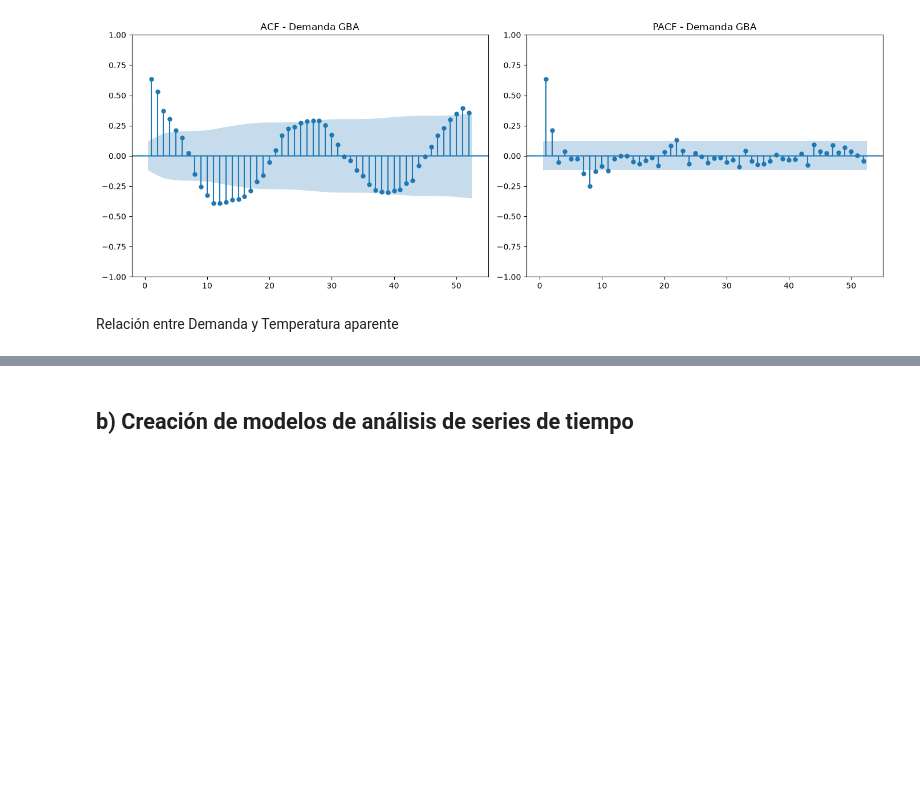
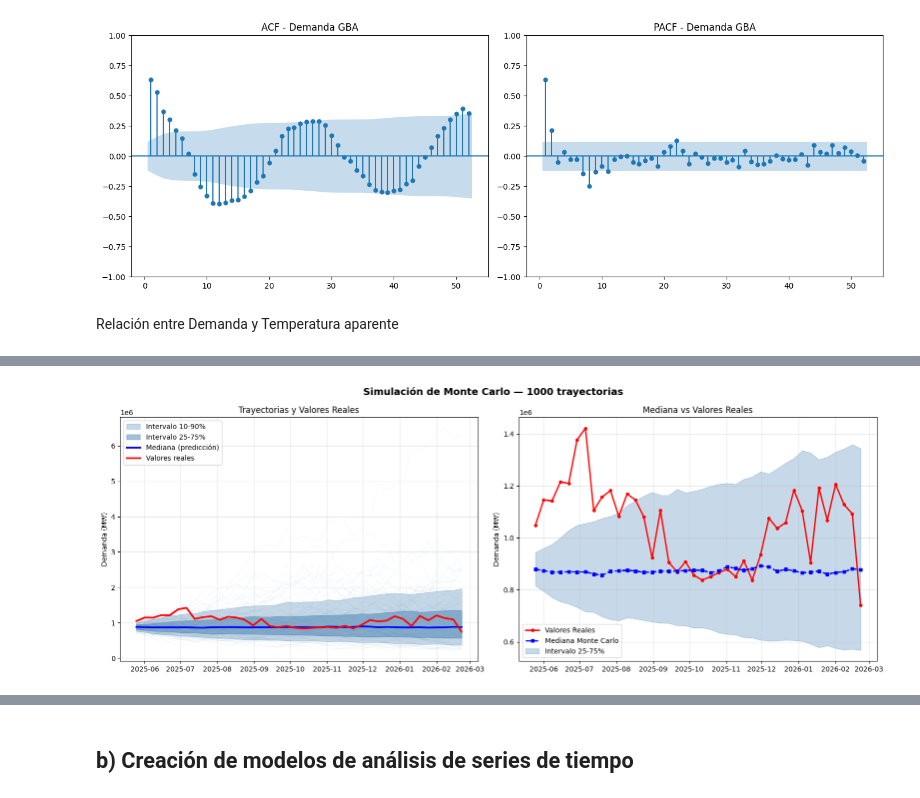
Before and after one commit to alexisbarnique/ceia-ast-tpf, a Jupyter notebook: TPF_AST.ipynb, the cells around one changed output, grey strips where cells are left out. Cells and saved outputs as stored; diff of their text form; code cells hidden in the pictures; blank space fills up the shorter version.

Commit message:
Análisis Monte Carlo

```diff
--- a/TPF_AST.ipynb
+++ b/TPF_AST.ipynb
@@ -120,0 +317,95 @@ plt.show()
+# %%
+# ============================================
+# SECCIÓN: SIMULACIÓN DE MONTE CARLO
+# ============================================
+
+print("=" * 60)
+print("SIMULACIÓN DE MONTE CARLO")
+print("=" * 60)
+
+np.random.seed(42)
+n_simulaciones = 1000
+n_pasos        = len(test)  # mismo horizonte que tu período de test
+
+# Parámetros del movimiento browniano geométrico
+mu_mc    = log_retornos.mean()
+sigma_mc = log_retornos.std()
+ultimo_valor = train['DEMANDA_GBA'].iloc[-1]
+
+print(f"\n  Drift (μ):       {mu_mc:.6f}")
+print(f"  Volatilidad (σ): {sigma_mc:.6f}")
+print(f"  Valor inicial:   {ultimo_valor:,.0f} MW")
+print(f"  Simulaciones:    {n_simulaciones}")
+print(f"  Pasos:           {n_pasos} semanas")
+
+# --- Simular trayectorias ---
+simulaciones = np.zeros((n_pasos, n_simulaciones))
+
+for sim in range(n_simulaciones):
+    precio = ultimo_valor
+    for t in range(n_pasos):
+        shock = np.random.normal(mu_mc, sigma_mc)
+        precio = precio * np.exp(shock)   # movimiento browniano geométrico
+        simulaciones[t, sim] = precio
+
+# --- Calcular percentiles ---
+p10 = np.percentile(simulaciones, 10, axis=1)
+p25 = np.percentile(simulaciones, 25, axis=1)
+p50 = np.percentile(simulaciones, 50, axis=1)  # mediana = predicción puntual
+p75 = np.percentile(simulaciones, 75, axis=1)
+p90 = np.percentile(simulaciones, 90, axis=1)
+
+fechas_test = test.index
+
+# --- Gráfico principal ---
+fig, axes = plt.subplots(1, 2, figsize=(16, 6))
+fig.suptitle(f'Simulación de Monte Carlo — {n_simulaciones} trayectorias',
+             fontsize=14, fontweight='bold')
+
+# Plot 1: Trayectorias + percentiles
+for sim in range(min(100, n_simulaciones)):  # mostrar solo 100 para no saturar
+    axes[0].plot(fechas_test, simulaciones[:, sim],
+                 color='steelblue', alpha=0.05, linewidth=0.8)
+
+axes[0].fill_between(fechas_test, p10, p90, alpha=0.3, color='steelblue', label='Intervalo 10-90%')
+axes[0].fill_between(fechas_test, p25, p75, alpha=0.5, color='steelblue', label='Intervalo 25-75%')
+axes[0].plot(fechas_test, p50,  color='blue',  linewidth=2.5, label='Mediana (predicción)')
+axes[0].plot(fechas_test, test['DEMANDA_GBA'], color='red', linewidth=2.5, label='Valores reales')
+axes[0].set_title('Trayectorias y Valores Reales')
+axes[0].set_ylabel('Demanda (MW)')
+axes[0].legend()
+axes[0].grid(True, alpha=0.3)
+
+# Plot 2: Comparación mediana vs real
+axes[1].plot(fechas_test, test['DEMANDA_GBA'], 'o-', color='red',
+             linewidth=2, markersize=4, label='Valores Reales')
+axes[1].plot(fechas_test, p50, 's--', color='blue',
+             linewidth=2, markersize=4, label='Mediana Monte Carlo')
+axes[1].fill_between(fechas_test, p25, p75, alpha=0.3, color='steelblue', label='Intervalo 25-75%')
+axes[1].set_title('Mediana vs Valores Reales')
+axes[1].set_ylabel('Demanda (MW)')
+axes[1].legend()
+axes[1].grid(True, alpha=0.3)
+
+plt.tight_layout()
+plt.savefig('monte_carlo.png', dpi=300, bbox_inches='tight')
+plt.show()
+
+# --- Métricas ---
+from sklearn.metrics import mean_squared_error, mean_absolute_error, mean_absolute_percentage_error
+
+mc_rmse = np.sqrt(mean_squared_error(test['DEMANDA_GBA'], p50))
+mc_mae  = mean_absolute_error(test['DEMANDA_GBA'], p50)
+mc_mape = mean_absolute_percentage_error(test['DEMANDA_GBA'], p50) * 100
+
+print(f"\n📊 MÉTRICAS MONTE CARLO (mediana como predicción puntual):")
+print(f"  RMSE: {mc_rmse:>12,.0f} MW")
+print(f"  MAE:  {mc_mae:>12,.0f} MW")
+print(f"  MAPE: {mc_mape:>12.2f} %")
+
+# % de valores reales dentro del intervalo 25-75%
+dentro_intervalo = ((test['DEMANDA_GBA'].values >= p25) &
+                    (test['DEMANDA_GBA'].values <= p75)).mean() * 100
+print(f"\n  Valores reales dentro del intervalo 25-75%: {dentro_intervalo:.1f}%")
+print(f"  (se espera ~50% en un modelo bien calibrado)")
+# %% [output]
@@ -120,0 +421 @@ plt.show()
+[figure, added]
```
Also changed, not shown: parts of 11 cells of this notebook.
